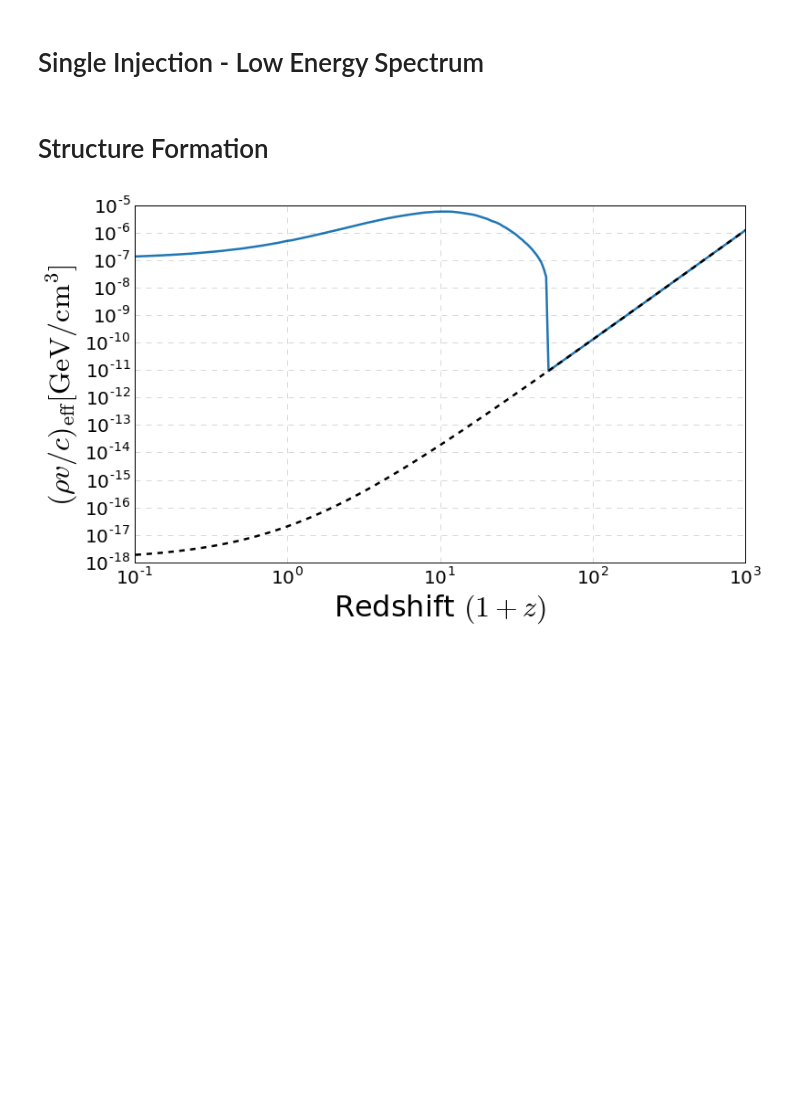
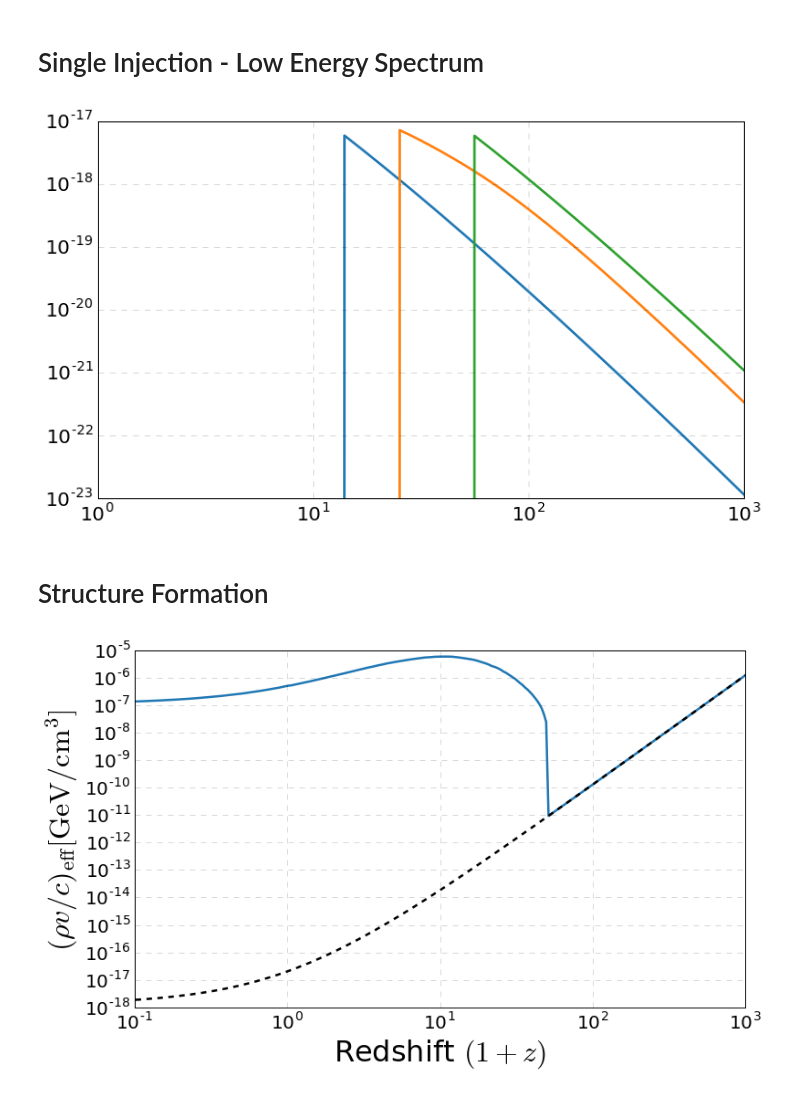
Before and after one commit to LBJ-Wade/dmionhist, a Jupyter notebook: dmionhist.ipynb, the cells around one changed output. Cells and saved outputs as stored; diff of their text form; code cells hidden in the pictures; blank space fills up the shorter version.

```diff
--- a/dmionhist.ipynb
+++ b/dmionhist.ipynb
@@ -10,6 +10,19 @@ import matplotlib.pyplot as plt
 plt.style.use('tableau10.mplstyle')
 # %% [markdown]
 # Single Injection - Low Energy Spectrum
+# %%
+eng = logspace(0,3,num=200)
+xsecH0  = photoionxsec(eng,'H0')
+xsecHe0 = photoionxsec(eng,'He0')
+xsecHe1 = photoionxsec(eng,'He1')
+
+plt.plot(eng,xsecH0)
+plt.plot(eng,xsecHe0)
+plt.plot(eng,xsecHe1)
+plt.xscale('log')
+plt.yscale('log')
+# %% [output]
+[figure, added]
 # %% [markdown]
 # Structure Formation
 # %%
```
Also changed, not shown: 3 other files.
